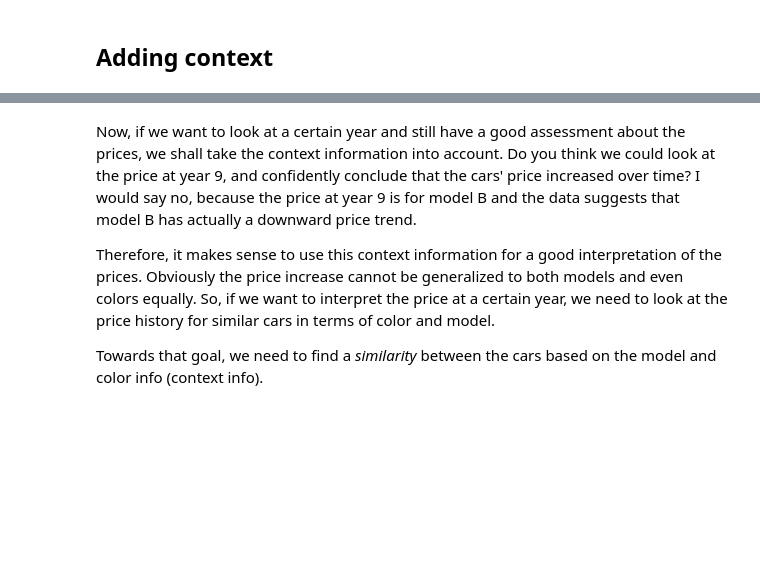
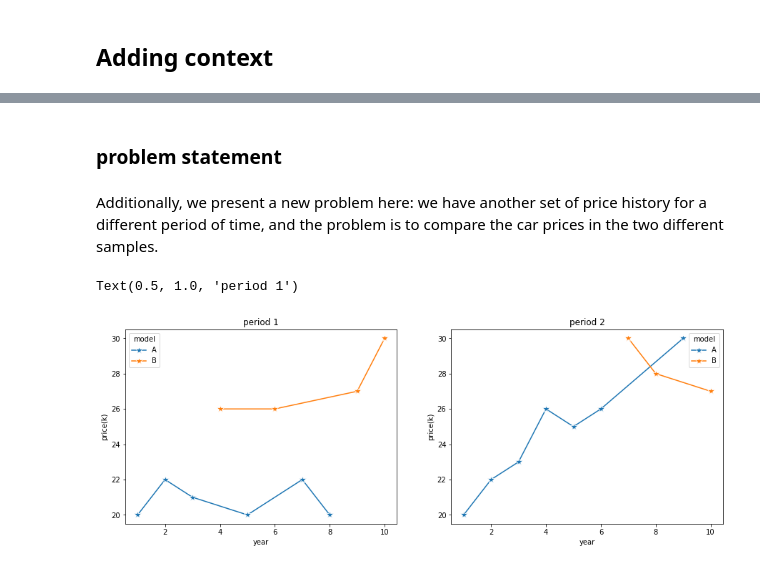
Before and after one commit to bezhvin/Self-attention-Mechanism, a Jupyter notebook: self-attention intuition.ipynb, the cells around one changed output, grey strips where cells are left out. Saved outputs shown, nothing was run; the diff lists cells and outputs as text; code cells hidden in the pictures; blank space fills up the shorter version.

```diff
--- a/self-attention intuition.ipynb
+++ b/self-attention intuition.ipynb
@@ -59,6 +60,17 @@ _=sns.lineplot(ax=ax[1], x='year', y='price(k)', data=price_history, hue='color'
-# %% [markdown]
-Now, if we want to look at a certain year and still have a good assessment about the prices, we shall take the context information into account. Do you think we could look at the price at year 9, and confidently conclude that the cars' price increased over time? I would say no, because the price at year 9 is for model B and the data suggests that model B has actually a downward price trend.
-
-Therefore, it makes sense to use this context information for a good interpretation of the prices. Obviously the price increase cannot be generalized to both models and even colors equally. So, if we want to interpret the price at a certain year, we need to look at the price history for similar cars in terms of color and model.
-
-Towards that goal, we need to find a *similarity* between the cars based on the model and color info (context info).
+# %% [markdown]
+### problem statement
+# %% [markdown]
+Additionally, we present a new problem here: we have another set of price history for a different period of time, and the problem is to compare the car prices in the two different samples.
+# %%
+price_history_new = price_history[['year']].copy()
+price_history_new['price(k)'] = [20,22,21,26,20,26,22,20,27,30]
+price_history_new['color']=['black', 'black', 'black','black', 'black','blue','black','blue','blue','blue']
+price_history_new['model']=['A','A','A','B','A','B','A','A','B','B']
+
+fig, ax = plt.subplots(1,2, figsize=(15,5))
+_=sns.lineplot(ax=ax[0], x='year', y='price(k)', data=price_history_new, hue='model',marker="*", markersize=10)
+_=sns.lineplot(ax=ax[1], x='year', y='price(k)', data=price_history, hue='model',marker="*", markersize=10)
+ax[1].set_title('period 2'); ax[0].set_title('period 1')
+# %% [output]
+Text(0.5, 1.0, 'period 1')
+[figure, added]
```
Also changed, not shown: parts of 21 cells of this notebook, 3 other files.
